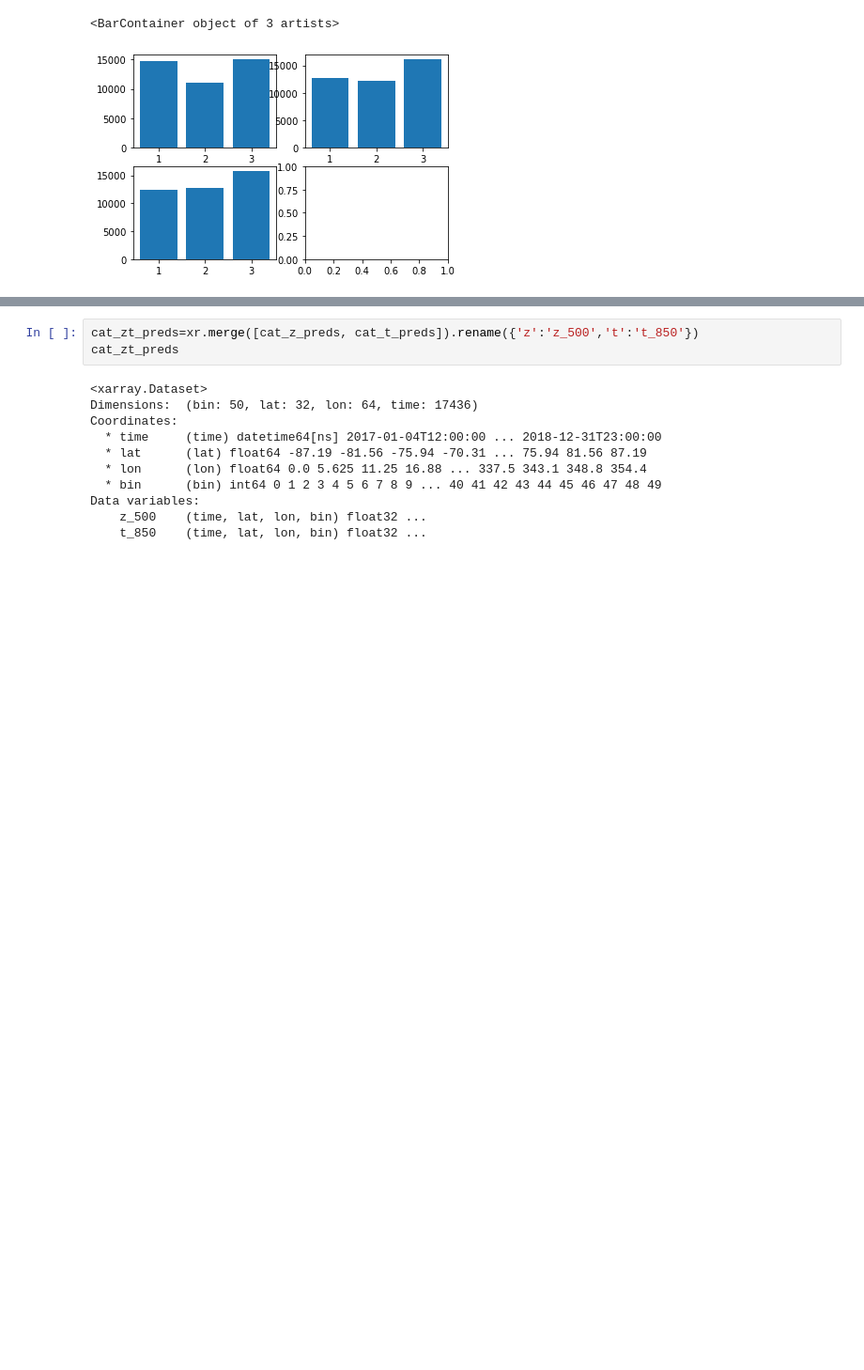
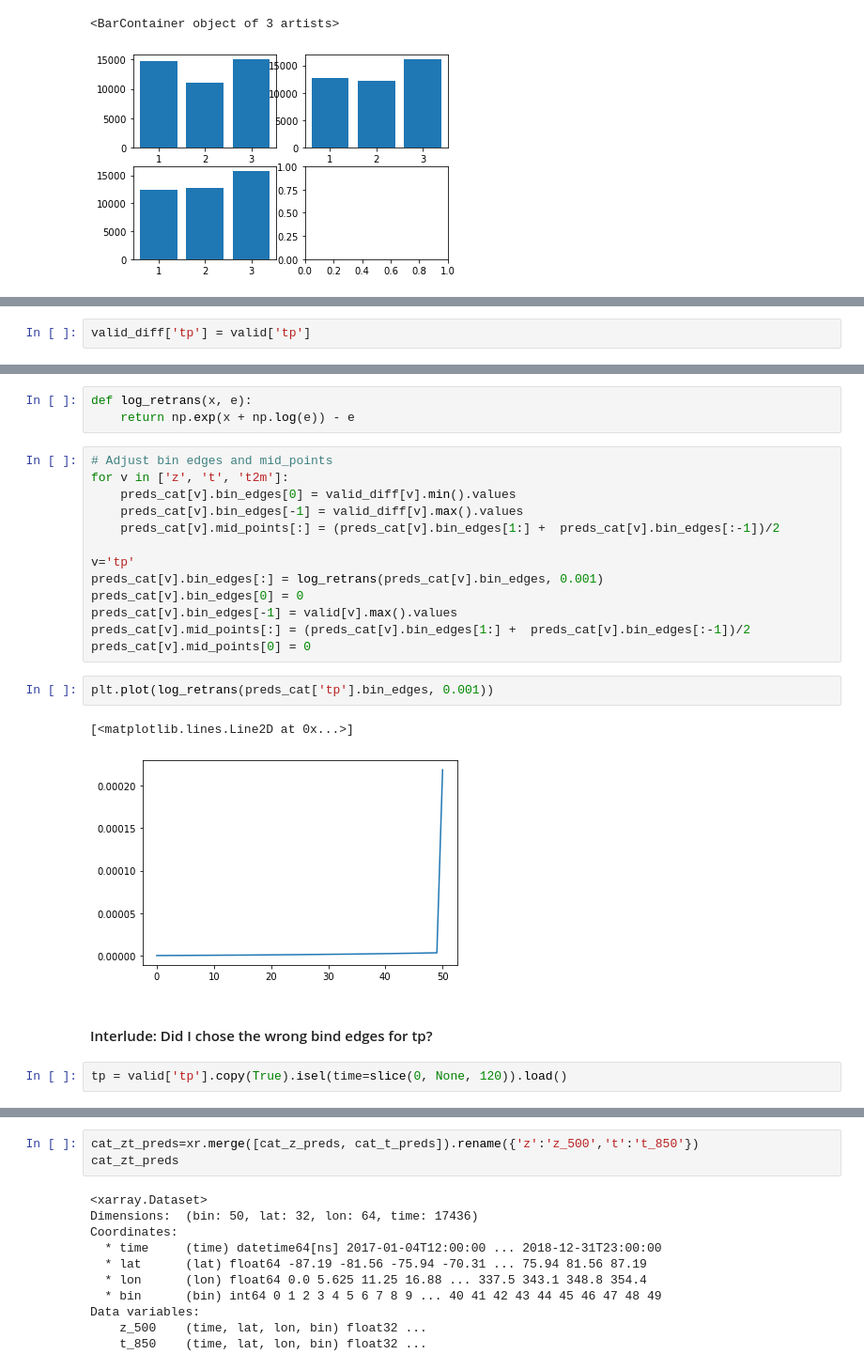
Before and after one commit to sagar-garg/WeatherBench, a Jupyter notebook: nbs_probabilistic/all-scores-comparison.ipynb, the cells around one changed output, grey strips where cells are left out. Shown at 94% size. Drawn from its saved outputs; the diff is of its cells as text; blank space fills up the shorter version.

```diff
--- a/nbs_probabilistic/all-scores-comparison.ipynb
+++ b/nbs_probabilistic/all-scores-comparison.ipynb
@@ -703,0 +763,2 @@ axs[1,0].bar(range(1,pred.t2m.values.shape[0]+2), result_t2m[0])
+# %%
+valid_diff['tp'] = valid['tp']
@@ -703,0 +831,25 @@ axs[1,0].bar(range(1,pred.t2m.values.shape[0]+2), result_t2m[0])
+# %%
+def log_retrans(x, e):
+    return np.exp(x + np.log(e)) - e
+# %%
+# Adjust bin edges and mid_points
+for v in ['z', 't', 't2m']:
+    preds_cat[v].bin_edges[0] = valid_diff[v].min().values
+    preds_cat[v].bin_edges[-1] = valid_diff[v].max().values
+    preds_cat[v].mid_points[:] = (preds_cat[v].bin_edges[1:] +  preds_cat[v].bin_edges[:-1])/2
+
+v='tp'
+preds_cat[v].bin_edges[:] = log_retrans(preds_cat[v].bin_edges, 0.001)
+preds_cat[v].bin_edges[0] = 0
+preds_cat[v].bin_edges[-1] = valid[v].max().values
+preds_cat[v].mid_points[:] = (preds_cat[v].bin_edges[1:] +  preds_cat[v].bin_edges[:-1])/2
+preds_cat[v].mid_points[0] = 0
+# %%
+plt.plot(log_retrans(preds_cat['tp'].bin_edges, 0.001))
+# %% [output]
+[<matplotlib.lines.Line2D at 0x...>]
+[figure, added]
+# %% [markdown]
+#### Interlude: Did I chose the wrong bind edges for tp?
+# %%
+tp = valid['tp'].copy(True).isel(time=slice(0, None, 120)).load()
```
Also changed, not shown: parts of 43 cells of this notebook.
